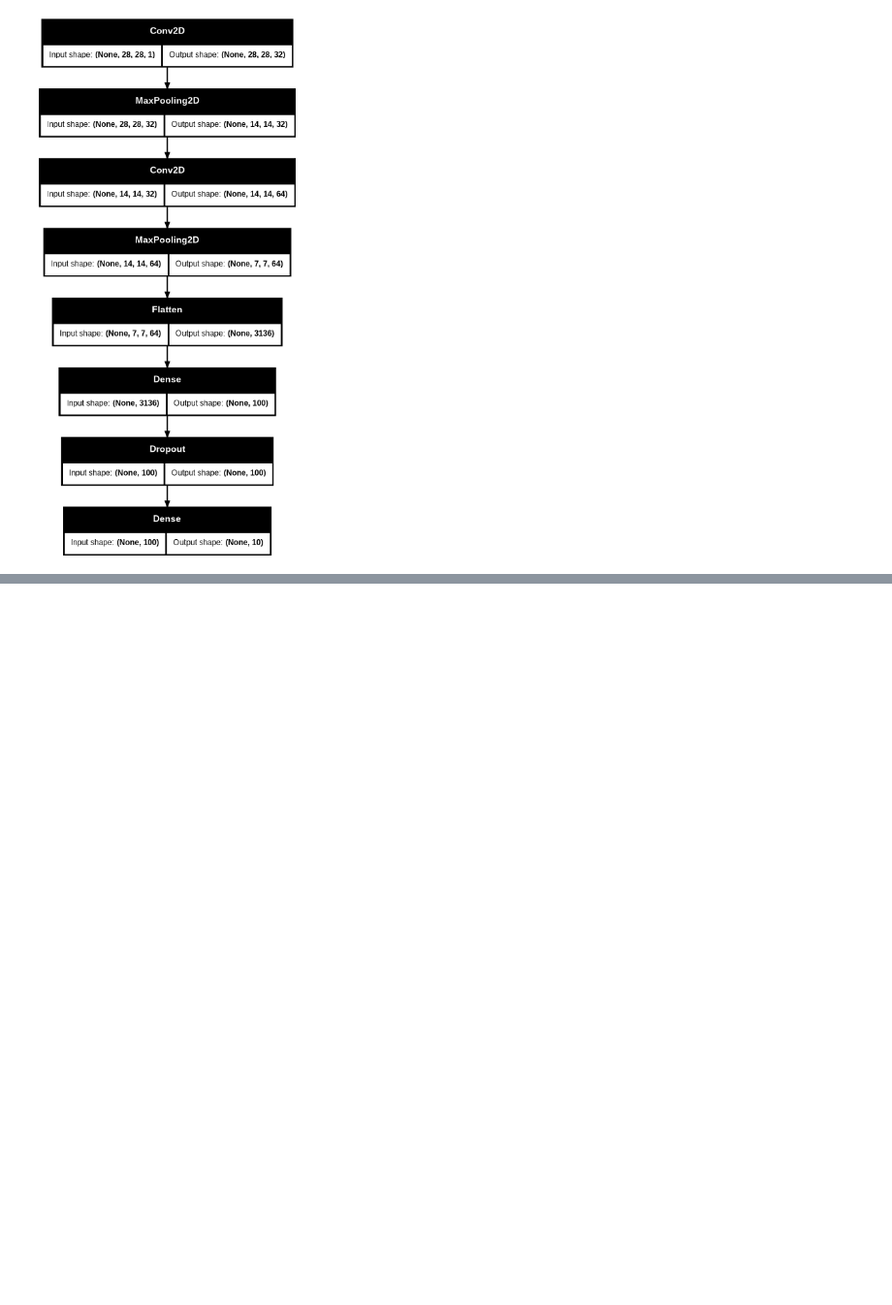
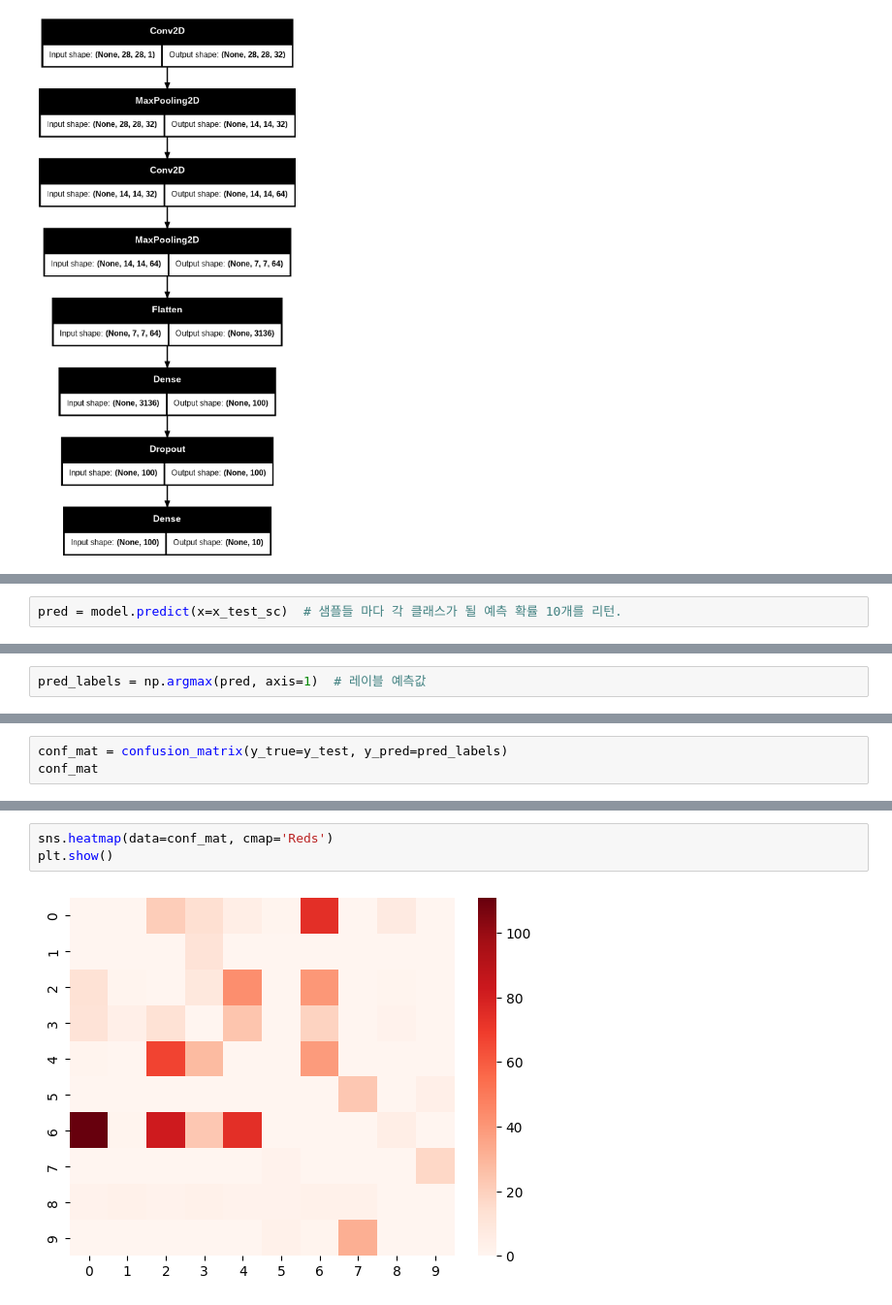
Before and after one commit to JakeOh/202605_BD57, a Jupyter notebook: lab_ml/ml18_cnn.ipynb, the cells around one changed output, grey strips where cells are left out. Shown at 97% size. Drawn from its saved outputs; the diff is of its cells as text; blank space fills up the shorter version.

Commit message:
CNN 훈련, 평가. confusion matrix 시각화.

```diff
--- a/lab_ml/ml18_cnn.ipynb
+++ b/lab_ml/ml18_cnn.ipynb
@@ -456,0 +552,2 @@ keras.utils.plot_model(model, dpi=64, show_shapes=True)
+# %%
+pred = model.predict(x=x_test_sc)  # 샘플들 마다 각 클래스가 될 예측 확률 10개를 리턴.
@@ -456,0 +569,2 @@ keras.utils.plot_model(model, dpi=64, show_shapes=True)
+# %%
+pred_labels = np.argmax(pred, axis=1)  # 레이블 예측값
@@ -456,0 +583,3 @@ keras.utils.plot_model(model, dpi=64, show_shapes=True)
+# %%
+conf_mat = confusion_matrix(y_true=y_test, y_pred=pred_labels)
+conf_mat
@@ -456,0 +612,5 @@ keras.utils.plot_model(model, dpi=64, show_shapes=True)
+# %%
+sns.heatmap(data=conf_mat, cmap='Reds')
+plt.show()
+# %% [output]
+[figure, added]
```
Also changed, not shown: parts of 19 cells of this notebook.
